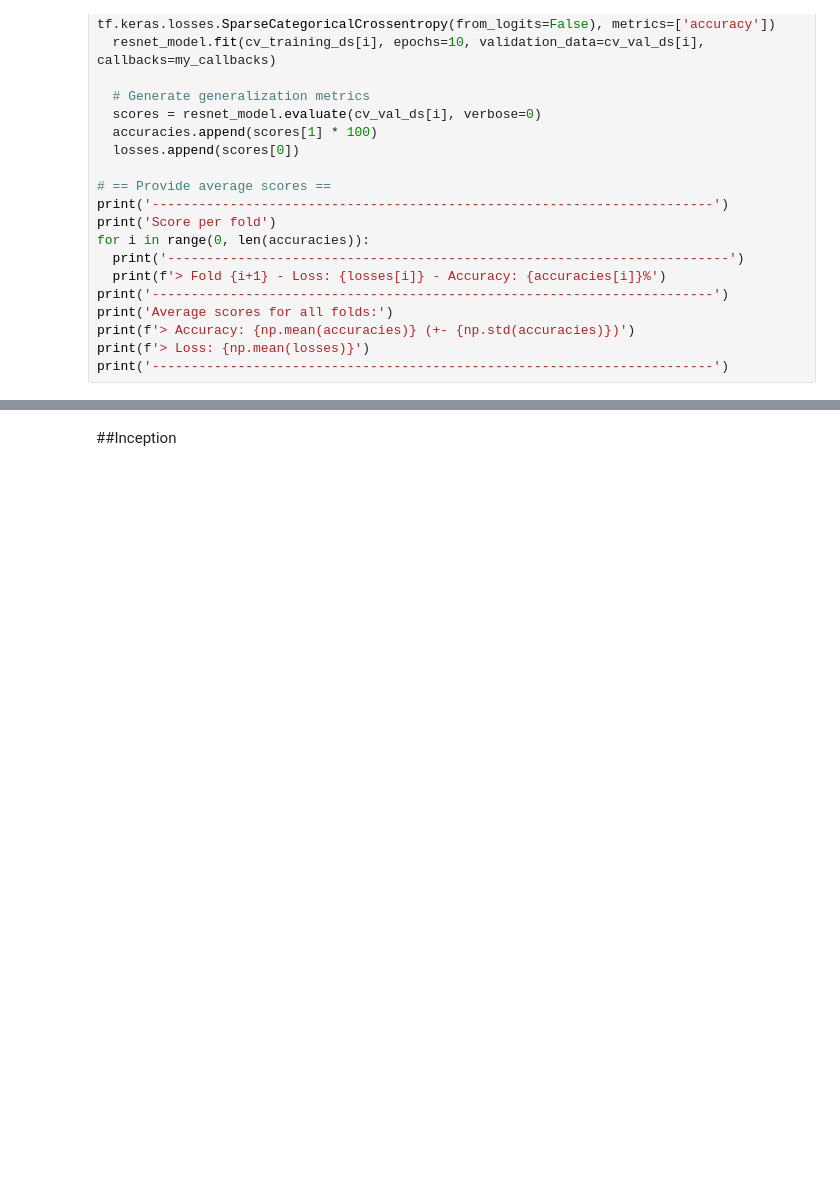
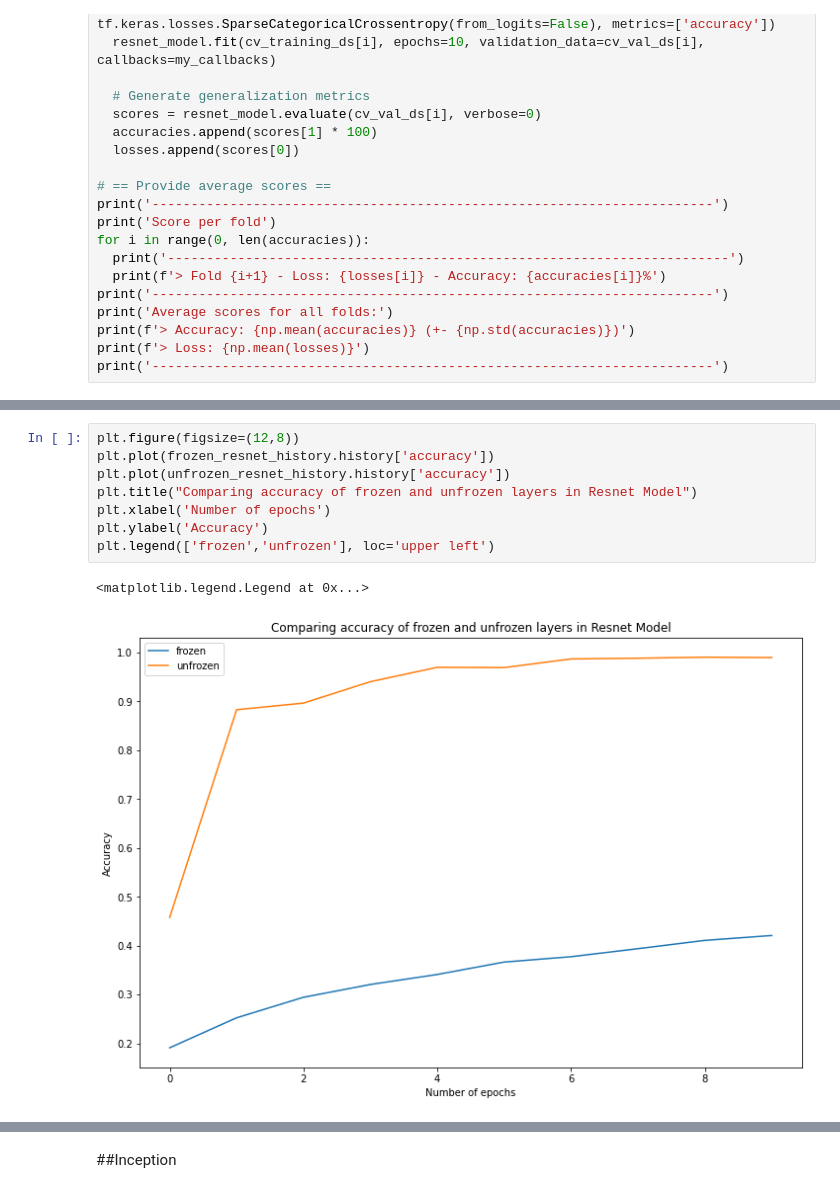
Before and after one commit to AshnakAGQ/DistractedDriver, a Jupyter notebook: CS175Project.ipynb, the cells around one changed output, grey strips where cells are left out. Drawn from its saved outputs; the diff is of its cells as text; blank space fills up the shorter version.

```diff
--- a/CS175Project.ipynb
+++ b/CS175Project.ipynb
@@ -435,0 +490,11 @@ Text(0, 0.5, 'Loss')
+# %%
+plt.figure(figsize=(12,8))
+plt.plot(frozen_resnet_history.history['accuracy'])
+plt.plot(unfrozen_resnet_history.history['accuracy'])
+plt.title("Comparing accuracy of frozen and unfrozen layers in Resnet Model")
+plt.xlabel('Number of epochs')
+plt.ylabel('Accuracy')
+plt.legend(['frozen','unfrozen'], loc='upper left')
+# %% [output]
+<matplotlib.legend.Legend at 0x...>
+[figure, added]
```
Also changed, not shown: parts of 20 cells of this notebook.
